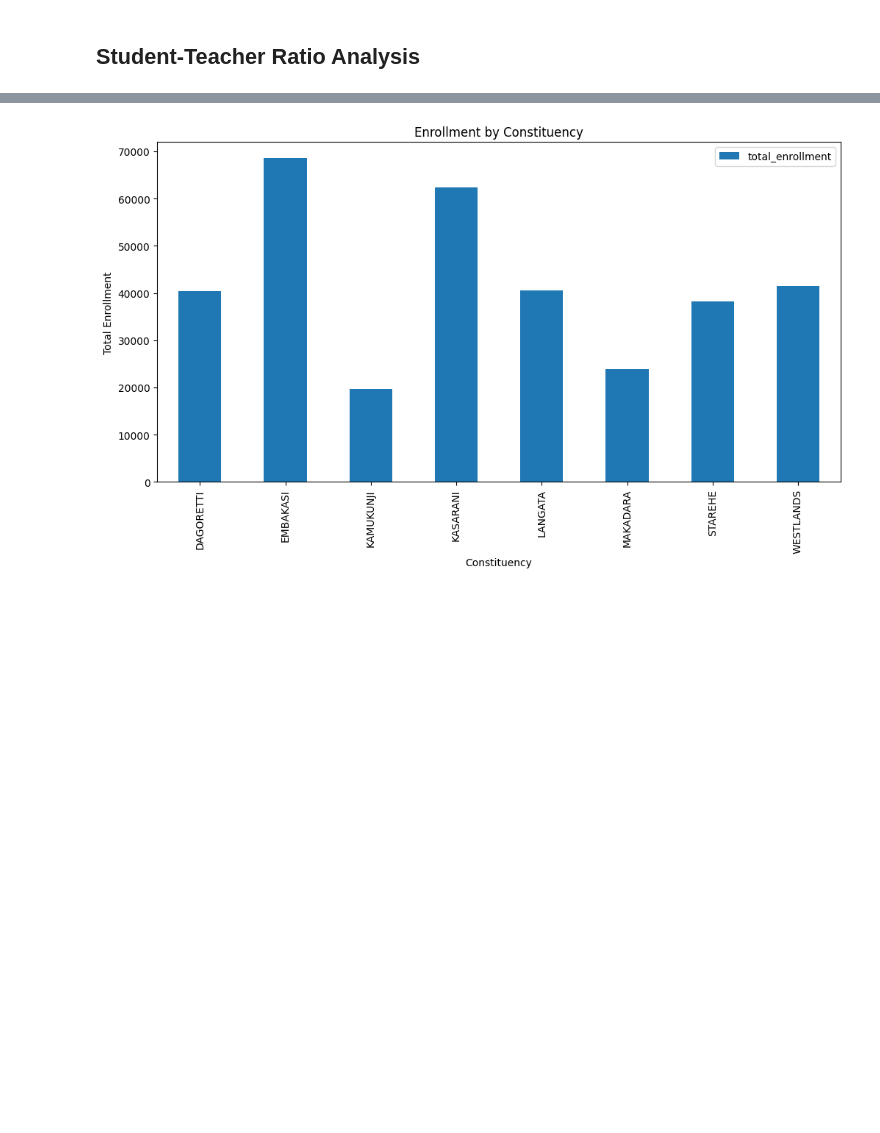
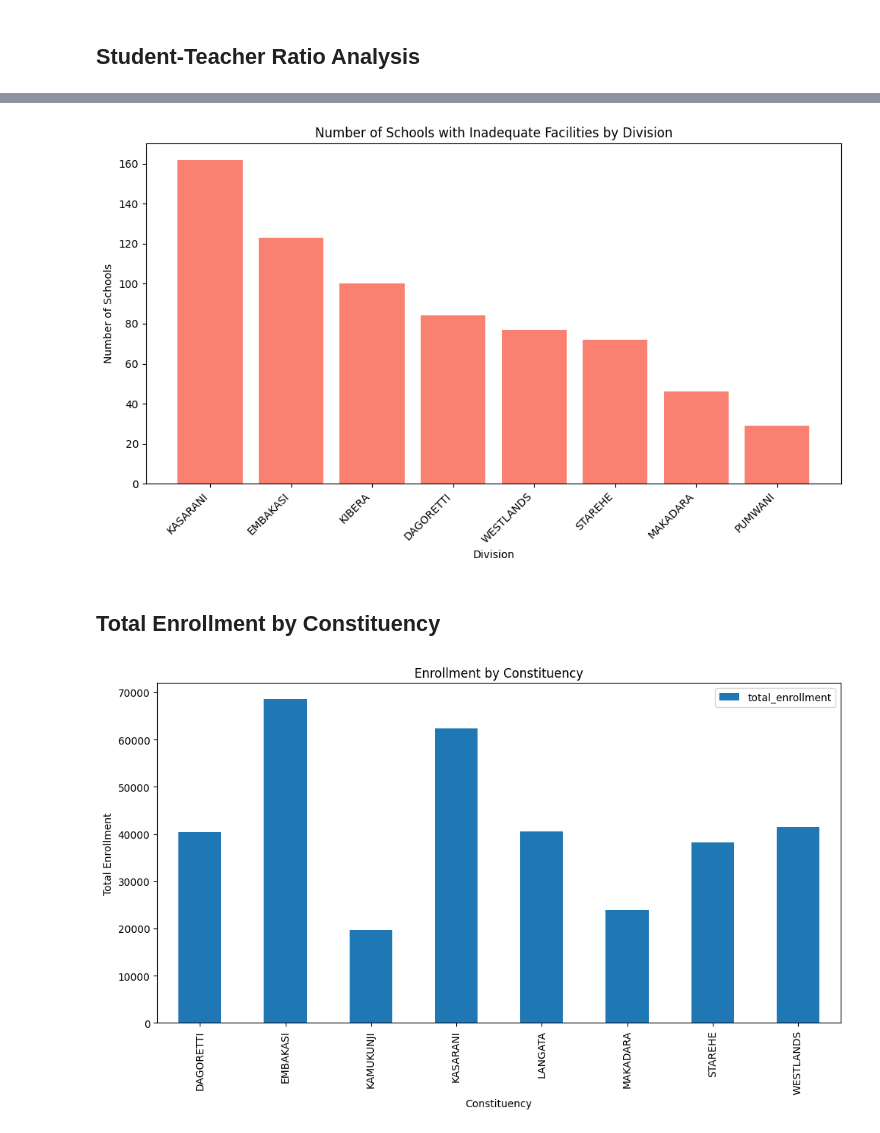
Before and after one commit to michellejuliet/Quality-Education-Analysis, a Jupyter notebook: Nairobi_Pry_Schools_Analysis.ipynb, the cells around one changed output, grey strips where cells are left out. Drawn from its saved outputs; the diff is of its cells as text; code cells hidden in the pictures; blank space fills up the shorter version.

```diff
--- a/Nairobi_Pry_Schools_Analysis.ipynb
+++ b/Nairobi_Pry_Schools_Analysis.ipynb
@@ -508,0 +516,19 @@ plt.show()
+# %%
+# Identify schools with overcrowding or low teacher ratios
+inadequate_schools = df[
+    (df['classroom_student_ratio'] > 40) |
+    (df['student_teacher_ratio'] > 40)
+]
+
+# Group by Division to identify areas with the most inadequate facilities
+inadequate_by_division = inadequate_schools.groupby('division').size().reset_index(name='Inadequate School Count')
+
+# Sort for better visualization
+inadequate_by_division = inadequate_by_division.sort_values(by='Inadequate School Count', ascending=False)
+
+# **List of Schools Requiring Urgent Attention**
+urgent_attention = inadequate_schools[
+    (df['classroom_student_ratio'] > 40 + 10) |  # Significantly overcrowded classrooms
+    (df['student_teacher_ratio'] > 40 + 10)  # Severely low teacher-student ratio
+]
+print("Schools requiring urgent attention:\n", urgent_attention[['school_name', 'division', 'classroom_student_ratio', 'student_teacher_ratio']])
@@ -509,3 +553,17 @@ plt.show()
+# %%
+# **Visualization: Overcrowding Issues by Division**
+plt.figure(figsize=(10, 6))
+plt.bar(inadequate_by_division['division'], inadequate_by_division['Inadequate School Count'], color='salmon')
+plt.title('Number of Schools with Inadequate Facilities by Division')
+plt.xlabel('Division')
+plt.ylabel('Number of Schools')
+plt.xticks(rotation=45, ha='right')
+plt.tight_layout()
+plt.show()
+# %% [output]
+[figure, added]
+# %% [markdown]
+<h2> Total Enrollment by Constituency </h2>
 # %%
 # Analyze regional disparities
 region_access = df.groupby('costituenc')['total_enrollment'].sum().reset_index()
```
Also changed, not shown: parts of 24 cells of this notebook.
